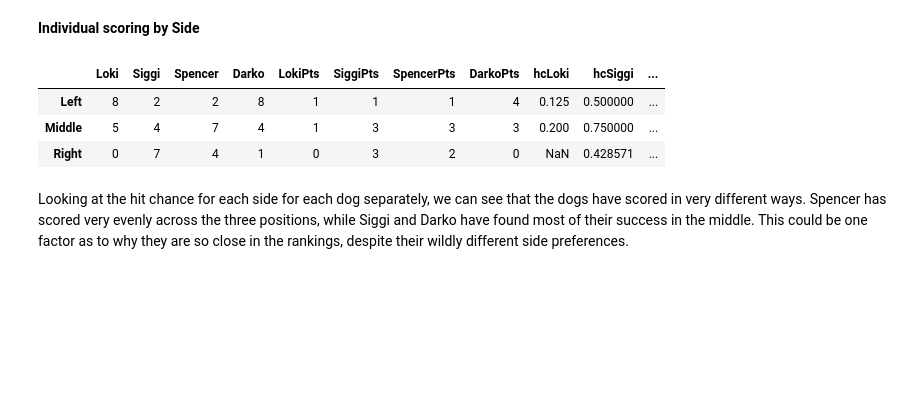
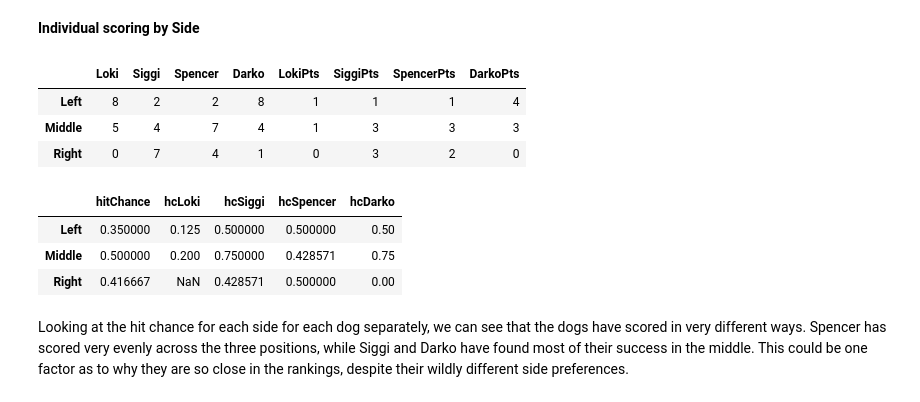
Before and after one commit to ben-tinc/pawracle, a Jupyter notebook: pawracle.ipynb, the cells around one changed output. Drawn from its saved outputs; the diff is of its cells as text; code cells hidden in the pictures; blank space fills up the shorter version.

Commit message:
separate hitChance tables to make it easier to read on mobile

```diff
--- a/pawracle.ipynb
+++ b/pawracle.ipynb
@@ -94,14 +94,21 @@ Individually, each doggo scores mainly on their preferred side, which is not sur
 # %%
 sides['hcLoki'] = sides['LokiPts'] / sides['Loki']
 sides['hcSiggi'] = sides['SiggiPts'] / sides['Siggi']
 sides['hcSpencer'] = sides['SpencerPts'] / sides['Spencer']
 sides['hcDarko'] = sides['DarkoPts'] / sides['Darko']
-sides.drop(['TotalPts', 'Total', 'hitChance'], axis=1)
+sides.drop(['TotalPts', 'Total', 'hitChance', 'hcLoki', 'hcSiggi', 'hcSpencer', 'hcDarko'], axis=1)
 # %% [output]
-|  | Loki | Siggi | Spencer | Darko | LokiPts | SiggiPts | SpencerPts | DarkoPts | hcLoki | hcSiggi | ... |
-| Left | 8 | 2 | 2 | 8 | 1 | 1 | 1 | 4 | 0.125 | 0.500000 | ... |
-| Middle | 5 | 4 | 7 | 4 | 1 | 3 | 3 | 3 | 0.200 | 0.750000 | ... |
-| Right | 0 | 7 | 4 | 1 | 0 | 3 | 2 | 0 | NaN | 0.428571 | ... |
+|  | Loki | Siggi | Spencer | Darko | LokiPts | SiggiPts | SpencerPts | DarkoPts |
+| Left | 8 | 2 | 2 | 8 | 1 | 1 | 1 | 4 |
+| Middle | 5 | 4 | 7 | 4 | 1 | 3 | 3 | 3 |
+| Right | 0 | 7 | 4 | 1 | 0 | 3 | 2 | 0 |
+# %%
+sides.drop(['Loki', 'Siggi', 'Spencer', 'LokiPts', 'SiggiPts', 'SpencerPts', 'DarkoPts', 'Darko', 'TotalPts', 'Total',], axis=1)
+# %% [output]
+|  | hitChance | hcLoki | hcSiggi | hcSpencer | hcDarko |
+| Left | 0.350000 | 0.125 | 0.500000 | 0.500000 | 0.50 |
+| Middle | 0.500000 | 0.200 | 0.750000 | 0.428571 | 0.75 |
+| Right | 0.416667 | NaN | 0.428571 | 0.500000 | 0.00 |
 # %% [markdown]
 Looking at the hit chance for each side for each dog separately, we can see that the dogs have scored in very different ways. Spencer has scored very evenly across the three positions, while Siggi and Darko have found most of their success in the middle. This could be one factor as to why they are so close in the rankings, despite their wildly different side preferences.
 # %% [markdown]
```
